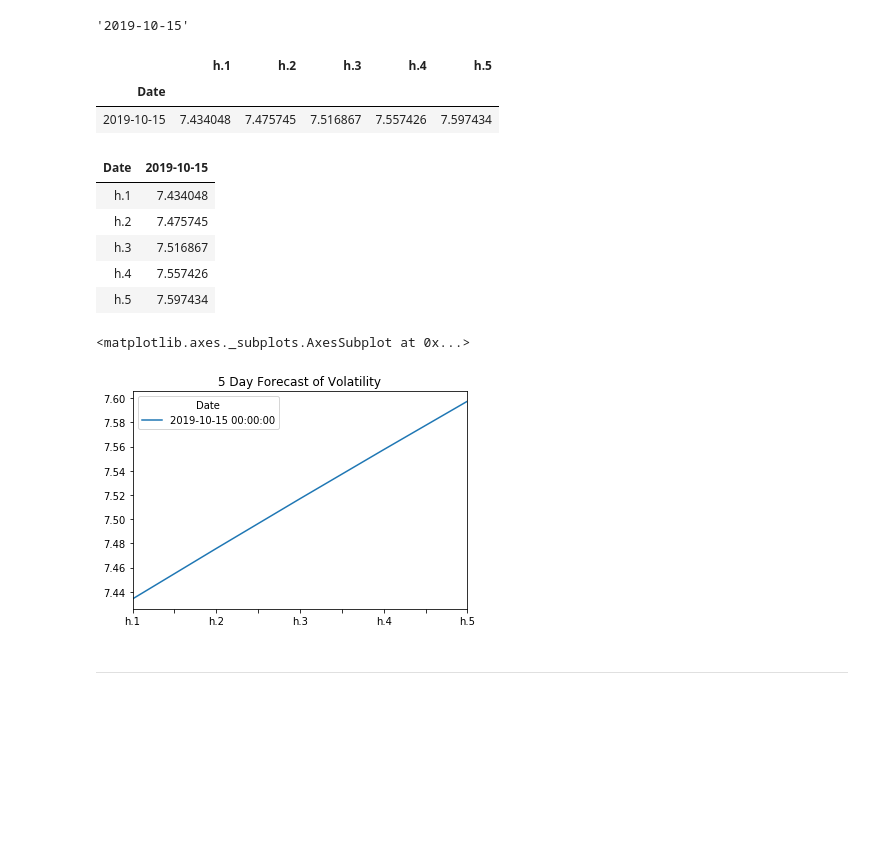
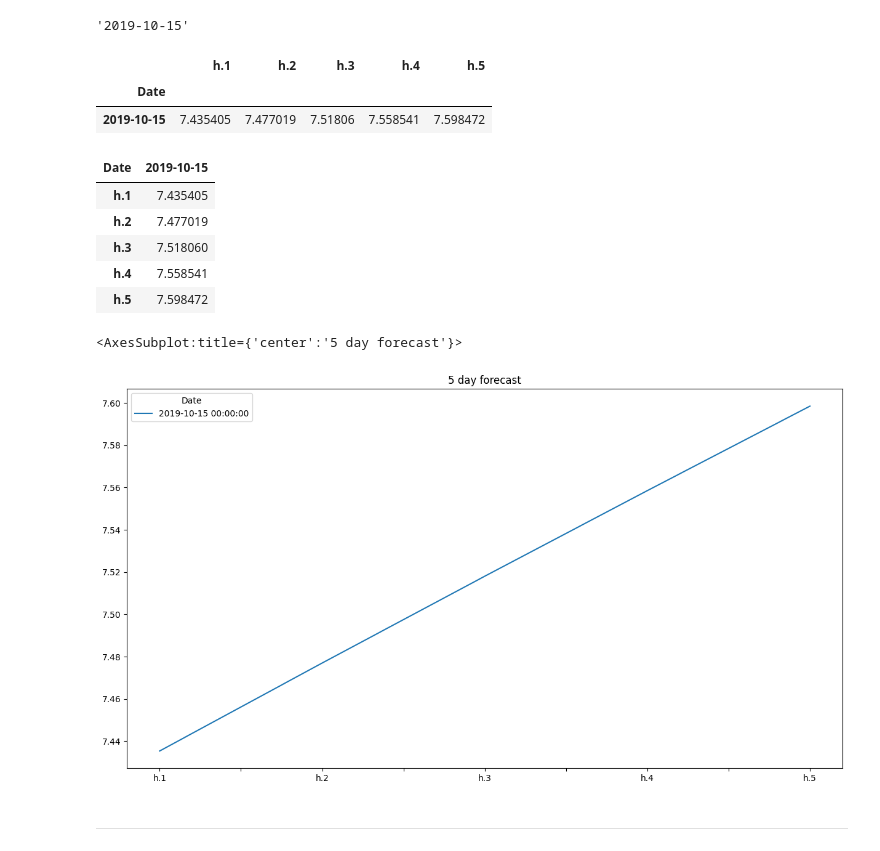
Before and after one commit to jdfwsp/forecasting_yen, a Jupyter notebook: Code/time_series_analysis.ipynb, the cells around one changed output. Drawn from its saved outputs; the diff is of its cells as text; code cells hidden in the pictures; blank space fills up the shorter version.

```diff
--- a/Code/time_series_analysis.ipynb
+++ b/Code/time_series_analysis.ipynb
@@ -266,6 +266,7 @@ import arch
 # %%
 # Estimate a GARCH model:
 # YOUR CODE HERE!
-
+model = arch_model(returns['Settle'], p = 2, q = 1)
 # Fit the model
 # YOUR CODE HERE!
+results = model.fit()
@@ -300,6 +325,7 @@ last_day
 forecast_horizon = 5
 # Start the forecast using the last_day calculated above
 # YOUR CODE HERE!
+forecasts = results.forecast(horizon = forecast_horizon, start = last_day)
 # %%
 # Annualize the forecast
 intermediate = np.sqrt(forecasts.variance.dropna() * 252)
@@ -307,24 +333,27 @@ intermediate.head()
 # %% [output]
 |  | h.1 | h.2 | h.3 | h.4 | h.5 |
 | Date |  |  |  |  |  |
-| 2019-10-15 | 7.434048 | 7.475745 | 7.516867 | 7.557426 | 7.597434 |
+| 2019-10-15 | 7.435405 | 7.477019 | 7.51806 | 7.558541 | 7.598472 |
 # %%
 # Transpose the forecast so that it is easier to plot
 final = intermediate.dropna().T
 final.head()
 # %% [output]
 | Date | 2019-10-15 |
-| h.1 | 7.434048 |
-| h.2 | 7.475745 |
-| h.3 | 7.516867 |
-| h.4 | 7.557426 |
-| h.5 | 7.597434 |
+| h.1 | 7.435405 |
+| h.2 | 7.477019 |
+| h.3 | 7.518060 |
+| h.4 | 7.558541 |
+| h.5 | 7.598472 |
 # %%
 # Plot the final forecast
 # YOUR CODE HERE!
+final.plot(
+    title = '5 day forecast',
+    figsize = (15, 8))
 # %% [output]
-<matplotlib.axes._subplots.AxesSubplot at 0x...>
+<AxesSubplot:title={'center':'5 day forecast'}>
-[figure, old version]
+[figure, new version]
 # %% [markdown]
 ---
 # %% [markdown]
```
Also changed, not shown: parts of 4 cells of this notebook.
